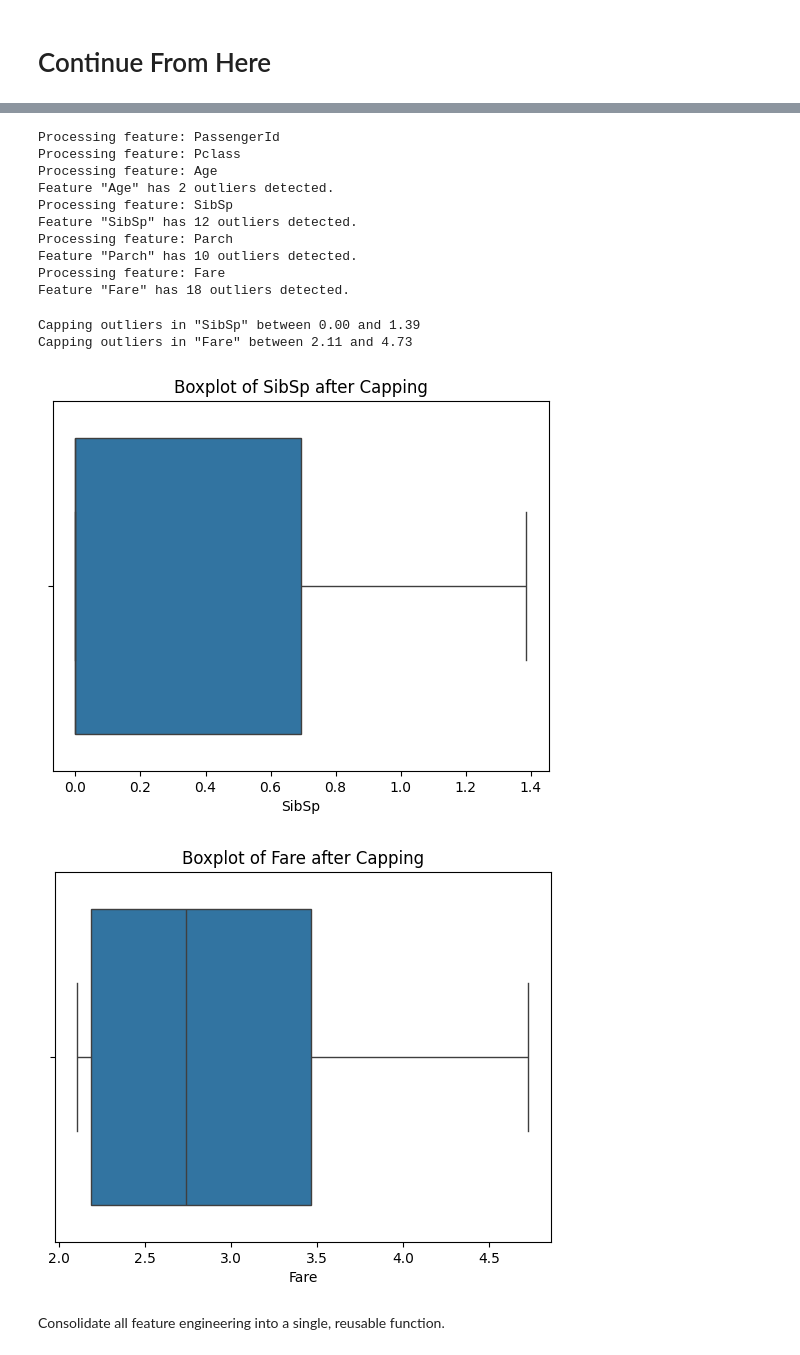
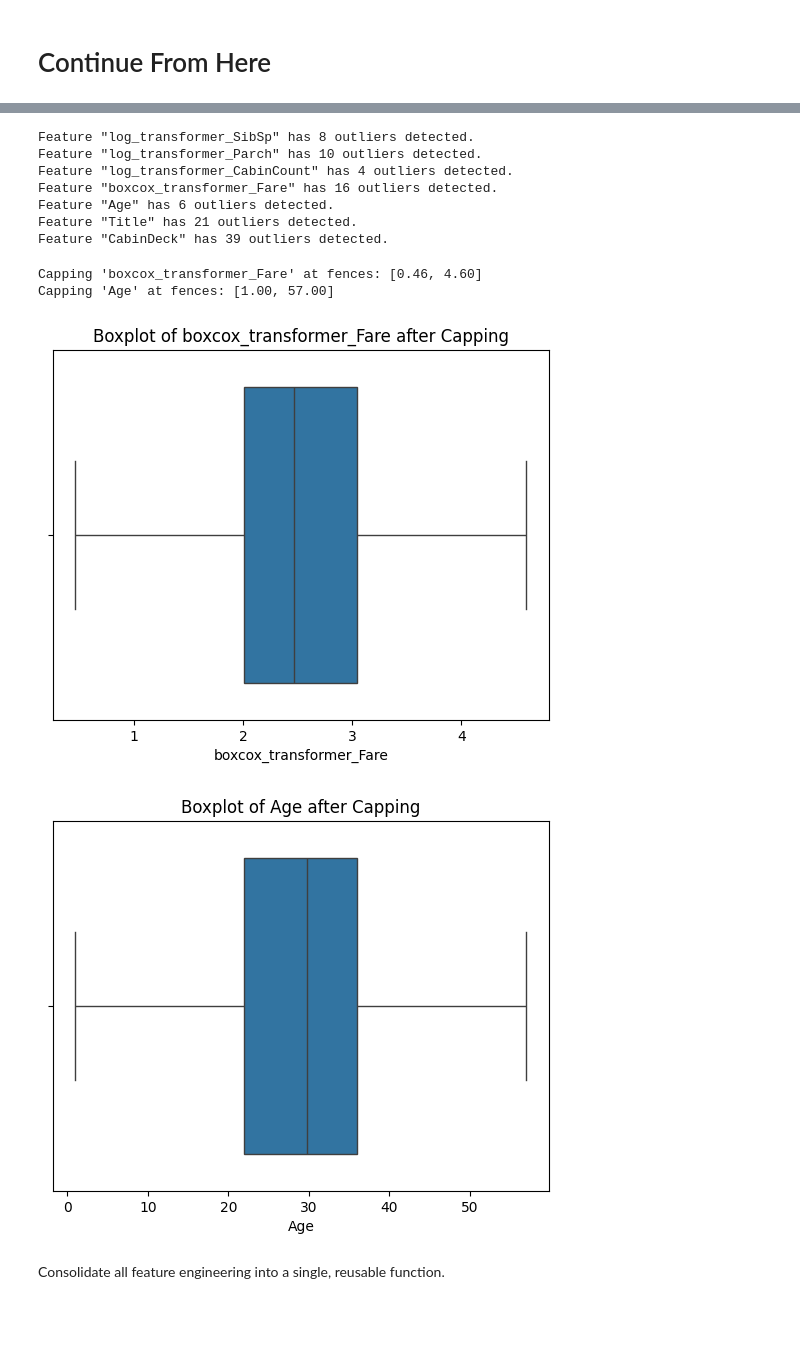
Before and after one commit to ArthurgLeonida/UFSC-DAS410108-Algorithms-DataToML, a Jupyter notebook: youtube.ipynb, the cells around one changed output, grey strips where cells are left out. Saved outputs shown, nothing was run; the diff lists cells and outputs as text; code cells hidden in the pictures; blank space fills up the shorter version.

```diff
--- a/youtube.ipynb
+++ b/youtube.ipynb
@@ -272,5 +282,5 @@ df_eng.head()
 # %%
-features = df_eng.drop(['Survived'], axis=1)
+features = df_eng_train.drop(['Survived'], axis=1)
 features.head()
 # %% [output]
 |  | Pclass | Sex | Age | SibSp | Parch | Fare | Embarked | Title | CabinDeck | CabinCount |
@@ -389,12 +428,0 @@ for feature in features_to_log_transform:
-# %%
-plt.figure(figsize=(5 * cols, 4 * rows))
-
-for i, feature in enumerate(numeric_features):
-    plt.subplot(rows, cols, i + 1)
-    sns.histplot(df_eng[feature].dropna(), kde=True)
-    plt.title(f'Distribution of {feature}')
-    plt.xlabel(features_description.get(feature, feature))
-    plt.ylabel('Frequency')
-
-plt.tight_layout()
-plt.show()
@@ -404,47 +448,45 @@ KeyError: 'Title'
 # %%
-for feature in df_eng.drop('Survived', axis=1).select_dtypes(include=['number']).columns:
-    print(f"Processing feature: {feature}")
-    outliers = robust_outlier_detection(df_eng[feature])
+for feature in df_eng_train.drop('Survived', axis=1).select_dtypes(include=['number']).columns:
+    # print(f"Processing feature: {feature}")
+    outliers = robust_outlier_detection(df_eng_train[feature])
     num_outliers = outliers.sum()
     if num_outliers > 0:
         print(f'Feature "{feature}" has {num_outliers} outliers detected.')
 # %% [output]
-Processing feature: PassengerId
-Processing feature: Pclass
-Processing feature: Age
-Feature "Age" has 2 outliers detected.
-Processing feature: SibSp
-Feature "SibSp" has 12 outliers detected.
-Processing feature: Parch
-Feature "Parch" has 10 outliers detected.
-Processing feature: Fare
-Feature "Fare" has 18 outliers detected.
+Feature "log_transformer_SibSp" has 8 outliers detected.
+Feature "log_transformer_Parch" has 10 outliers detected.
+Feature "log_transformer_CabinCount" has 4 outliers detected.
+Feature "boxcox_transformer_Fare" has 16 outliers detected.
+Feature "Age" has 6 outliers detected.
+Feature "Title" has 21 outliers detected.
+Feature "CabinDeck" has 39 outliers detected.
 # %%
 # Focus on the true numerical/continuous features from the list.
-features_to_cap = [
-    'SibSp',
-    'Fare'
-]
+features_to_cap = ['boxcox_transformer_Fare', 'Age']
 
 for feature in features_to_cap:
-    if feature in df_eng.columns:
-        # Define the lower and upper bounds for capping
-        lower_bound = df_eng[feature].quantile(0.05)
-        upper_bound = df_eng[feature].quantile(0.95)
+    if feature in df_eng_train.columns:
+        # Define bounds using ONLY the training data
+        Q1 = df_eng_train[feature].quantile(0.25)
+        Q3 = df_eng_train[feature].quantile(0.75)
+        IQR = Q3 - Q1
+        lower_fence = Q1 - 1.5 * IQR
+        upper_fence = Q3 + 1.5 * IQR
 
-        print(f'Capping outliers in "{feature}" between {lower_bound:.2f} and {upper_bound:.2f}')
+        print(f"Capping '{feature}' at fences: [{lower_fence:.2f}, {upper_fence:.2f}]")
 
-        # Use np.clip to cap the values
-        df_eng[feature] = np.clip(df_eng[feature], lower_bound, upper_bound)
+        # Apply capping to both training and validation sets
+        df_eng_train[feature] = np.clip(df_eng_train[feature], lower_fence, upper_fence)
+        df_eng_val[feature] = np.clip(df_eng_val[feature], lower_fence, upper_fence)
 
 for feature in features_to_cap:
-    sns.boxplot(x=df_eng[feature])
+    sns.boxplot(x=df_eng_train[feature])
     plt.title(f'Boxplot of {feature} after Capping')
     plt.show()
 # %% [output]
-Capping outliers in "SibSp" between 0.00 and 1.39
-Capping outliers in "Fare" between 2.11 and 4.73
+Capping 'boxcox_transformer_Fare' at fences: [0.46, 4.60]
+Capping 'Age' at fences: [1.00, 57.00]
-[figure, old version]
+[figure, new version]
-[figure, old version]
+[figure, new version]
 # %% [markdown]
 Consolidate all feature engineering into a single, reusable function.
```
Also changed, not shown: parts of 31 cells of this notebook.
